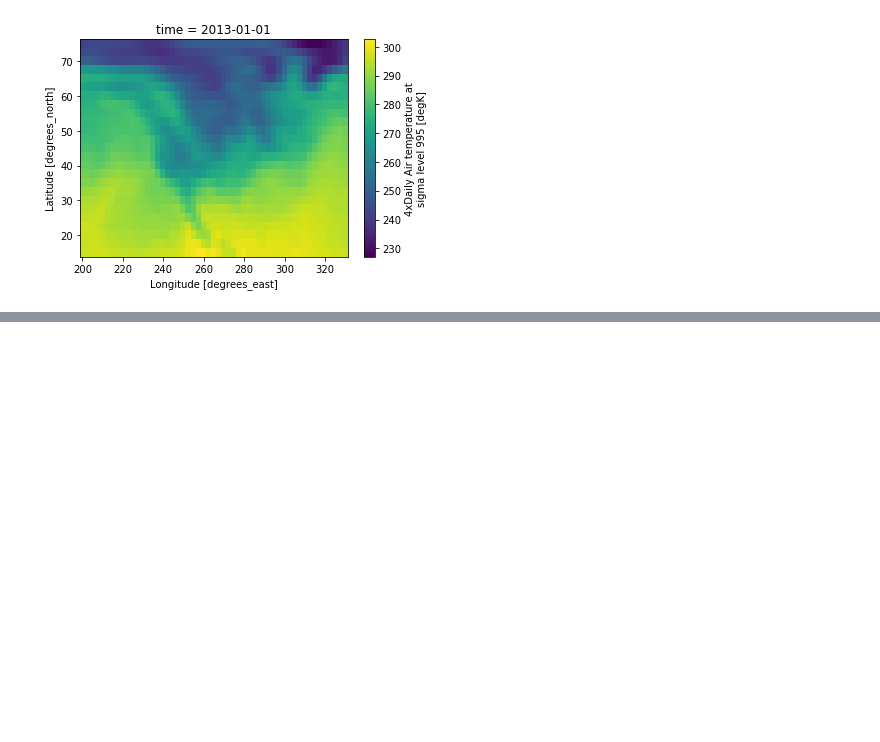
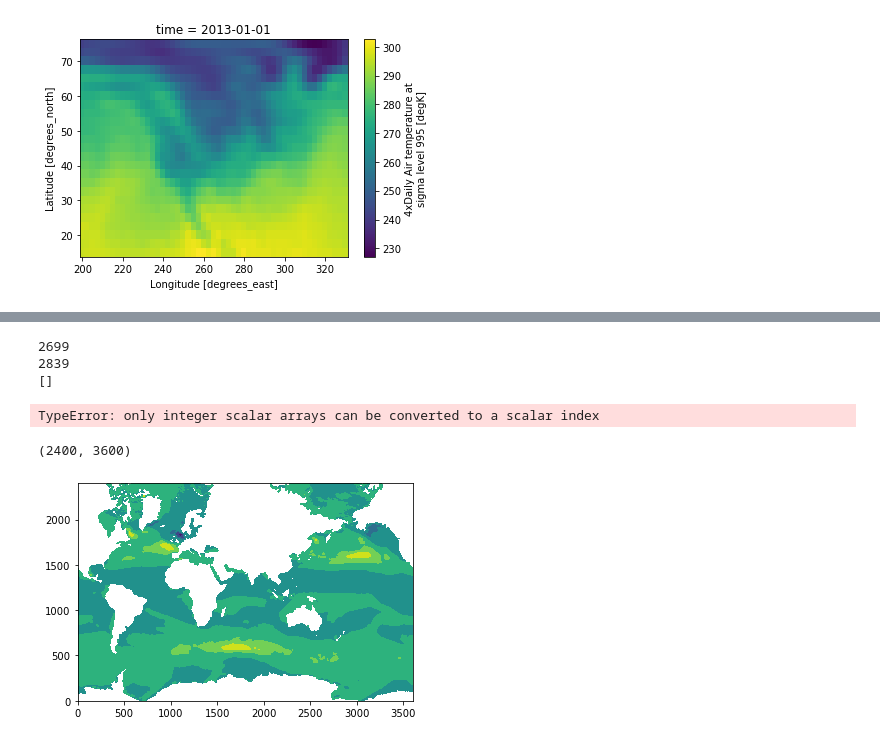
Before and after one commit to ALDepp/NCAR-modeloutputanalysis, a Jupyter notebook: hackathon_project.ipynb, the cells around one changed output, grey strips where cells are left out. Saved outputs shown, nothing was run; the diff lists cells and outputs as text; code cells hidden in the pictures; blank space fills up the shorter version.

Commit message:
playing with finding shifts

```diff
--- a/hackathon_project.ipynb
+++ b/hackathon_project.ipynb
@@ -32,0 +77,27 @@ ds.air[0].plot()
+# %%
+ulon_shift = np.roll(moddat.ULONG, -400, axis=1)
+ulat_shift = np.roll(moddat.ULAT, -400, axis=1)
+
+imin = np.where(ulon_shift[0,:]==-160)[0][0]
+imax = np.where(ulon_shift[0,:]<=-120)[0][-1]
+jmin = np.where(ulat_shift[:,0]==-15)[0]
+jmax = np.where(ulat_shift[:,0]==15)[0]
+
+print(imin)
+print(imax)
+print(jmin)
+# %% [output]
+2699
+2839
+[]
+# %%
+plt.contourf(shift_taux[0,jmin:jmax,imin:imax])
+# %% [output]
+TypeError: only integer scalar arrays can be converted to a scalar index
+# %%
+plt.contourf(moddat.TAUX[0,])
+print(np.shape(moddat.TAUX[0]))
+from mpl_toolkits.basemap import Basemap, cm
+# %% [output]
+(2400, 3600)
+[figure, added]
```
Also changed, not shown: parts of 16 cells of this notebook.
